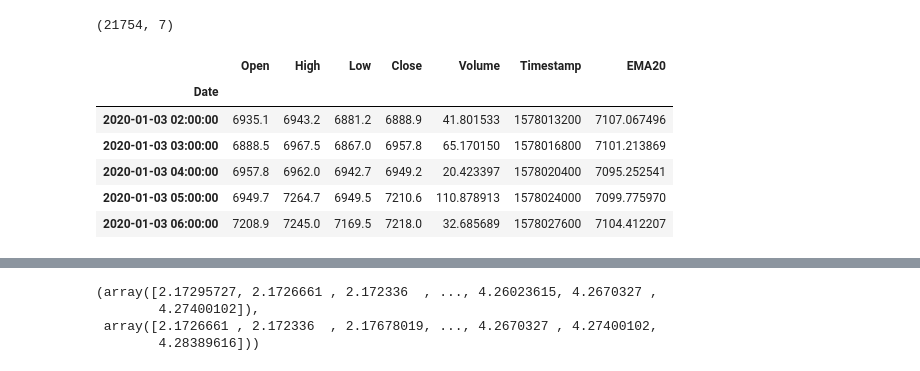
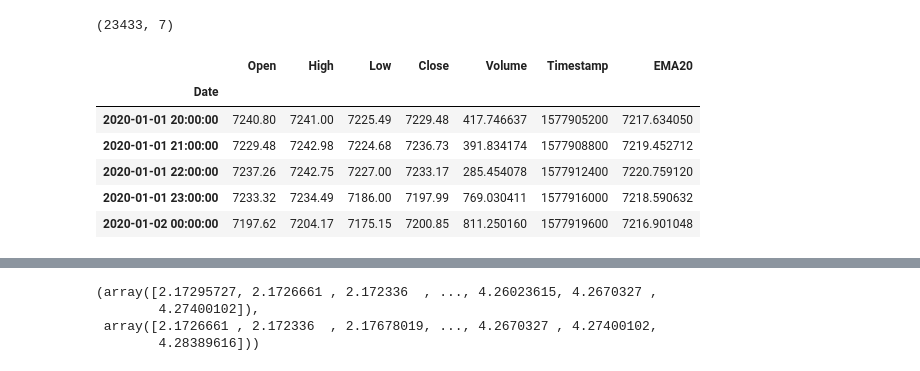
Before and after one commit to webclinic017/Trading-sandbox, a Jupyter notebook: 20_EMA_strategy.ipynb, the cells around one changed output, grey strips where cells are left out. Drawn from its saved outputs; the diff is of its cells as text; code cells hidden in the pictures.

```diff
--- a/20_EMA_strategy.ipynb
+++ b/20_EMA_strategy.ipynb
@@ -45,20 +45,20 @@ def filterData(data, method='savgol')->np.array:
         return trend
 # %%
 SYMBOL= 'BTC'
-df = loadFromDB(f'../backtest_tools/database/database/KuCoin/1h/{SYMBOL}-USDT.csv')
-df["EMA20"] = ema_indicator(df["Close"], 50)
+df = loadFromDB(f'../backtest_tools/database/database/Binance/1h/{SYMBOL}-USDT.csv')
+df["EMA20"] = ema_indicator(df["Close"], 20)
 df.dropna(inplace=True)
 print(df.shape)
 df.head()
 # %% [output]
-(21754, 7)
+(23433, 7)
 |  | Open | High | Low | Close | Volume | Timestamp | EMA20 |
 | Date |  |  |  |  |  |  |  |
-| 2020-01-03 02:00:00 | 6935.1 | 6943.2 | 6881.2 | 6888.9 | 41.801533 | 1578013200 | 7107.067496 |
-| 2020-01-03 03:00:00 | 6888.5 | 6967.5 | 6867.0 | 6957.8 | 65.170150 | 1578016800 | 7101.213869 |
-| 2020-01-03 04:00:00 | 6957.8 | 6962.0 | 6942.7 | 6949.2 | 20.423397 | 1578020400 | 7095.252541 |
-| 2020-01-03 05:00:00 | 6949.7 | 7264.7 | 6949.5 | 7210.6 | 110.878913 | 1578024000 | 7099.775970 |
-| 2020-01-03 06:00:00 | 7208.9 | 7245.0 | 7169.5 | 7218.0 | 32.685689 | 1578027600 | 7104.412207 |
+| 2020-01-01 20:00:00 | 7240.80 | 7241.00 | 7225.49 | 7229.48 | 417.746637 | 1577905200 | 7217.634050 |
+| 2020-01-01 21:00:00 | 7229.48 | 7242.98 | 7224.68 | 7236.73 | 391.834174 | 1577908800 | 7219.452712 |
+| 2020-01-01 22:00:00 | 7237.26 | 7242.75 | 7227.00 | 7233.17 | 285.454078 | 1577912400 | 7220.759120 |
+| 2020-01-01 23:00:00 | 7233.32 | 7234.49 | 7186.00 | 7197.99 | 769.030411 | 1577916000 | 7218.590632 |
+| 2020-01-02 00:00:00 | 7197.62 | 7204.17 | 7175.15 | 7200.85 | 811.250160 | 1577919600 | 7216.901048 |
 # %%
 from tsmoothie.regression_basis import cubic_spline
 from tsmoothie.smoother import ConvolutionSmoother, LowessSmoother, KalmanSmoother, PolynomialSmoother, ExponentialSmoother, WindowWrapper
```
Also changed, not shown: parts of 2 cells of this notebook, 5 other files.
